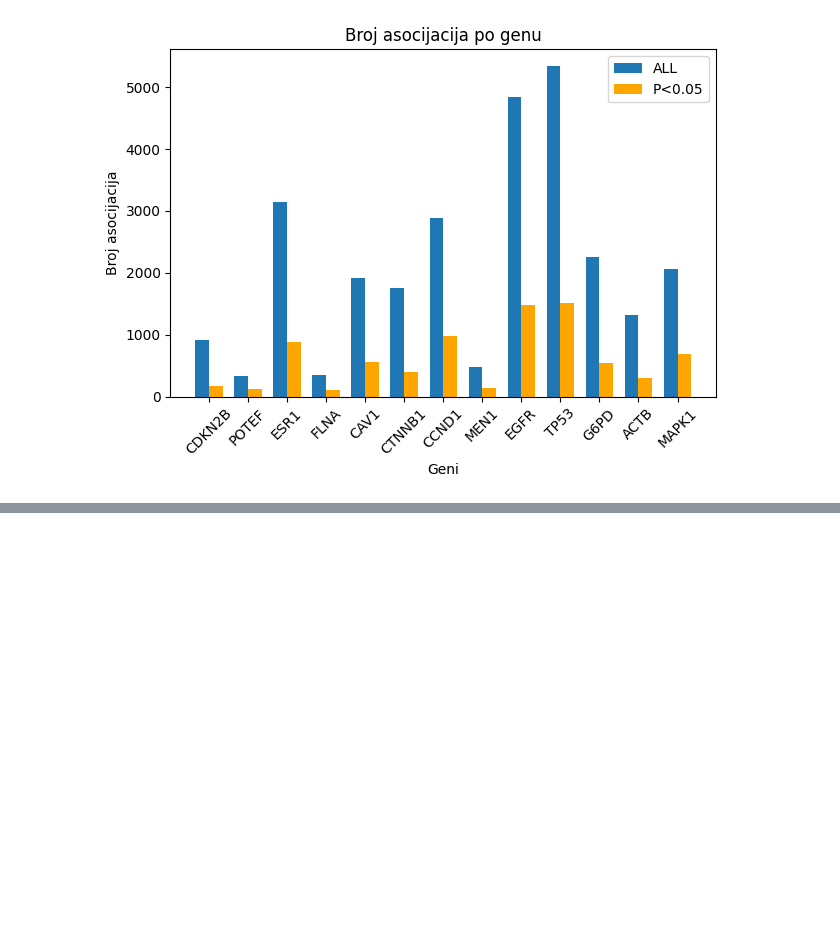
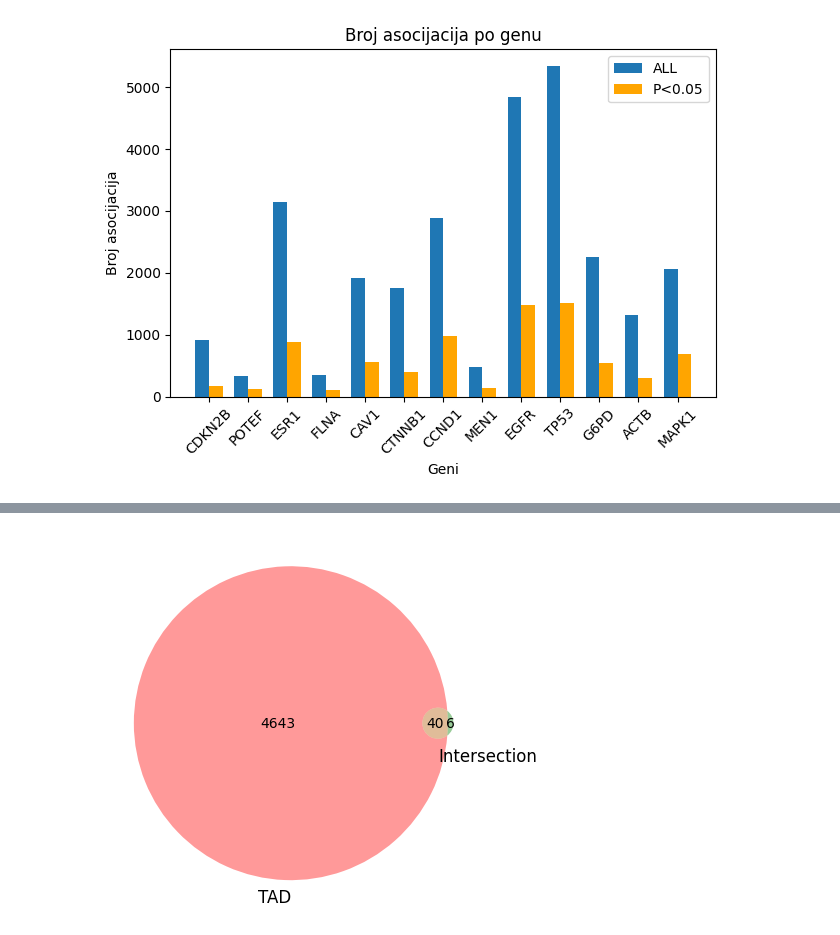
Before and after one commit to shotinform/proteinclustering, a Jupyter notebook: drug_target_interactions.ipynb, the cells around one changed output, grey strips where cells are left out. Saved outputs shown, nothing was run; the diff lists cells and outputs as text; code cells hidden in the pictures; blank space fills up the shorter version.

```diff
--- a/drug_target_interactions.ipynb
+++ b/drug_target_interactions.ipynb
@@ -63,0 +78,7 @@ plt.show()
+# %%
+from matplotlib_venn import venn2
+intersection = disease_map['PTA.txt'] & disease_map['T2D.txt'] & disease_map['CVD.txt']
+venn2([all_drugs, intersection], ('TAD', 'Intersection'))
+plt.show()
+# %% [output]
+[figure, added]
```
Also changed, not shown: parts of 4 cells of this notebook, 6 other files.
